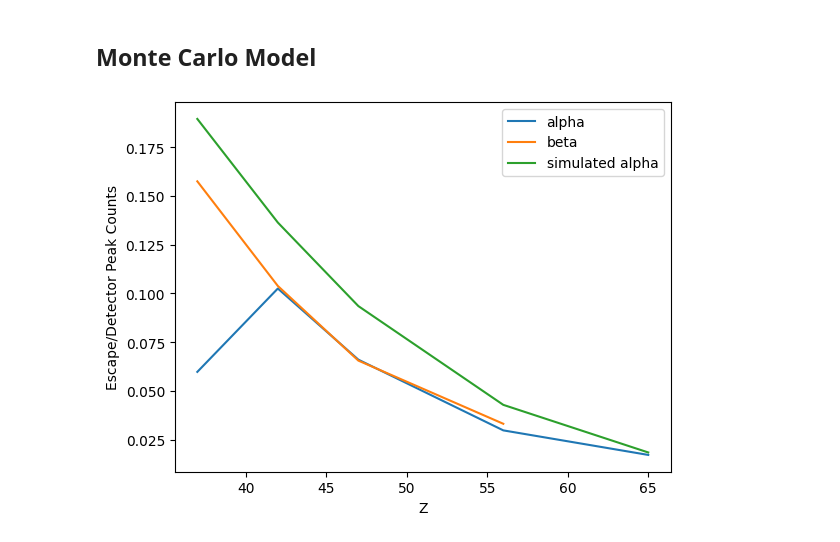
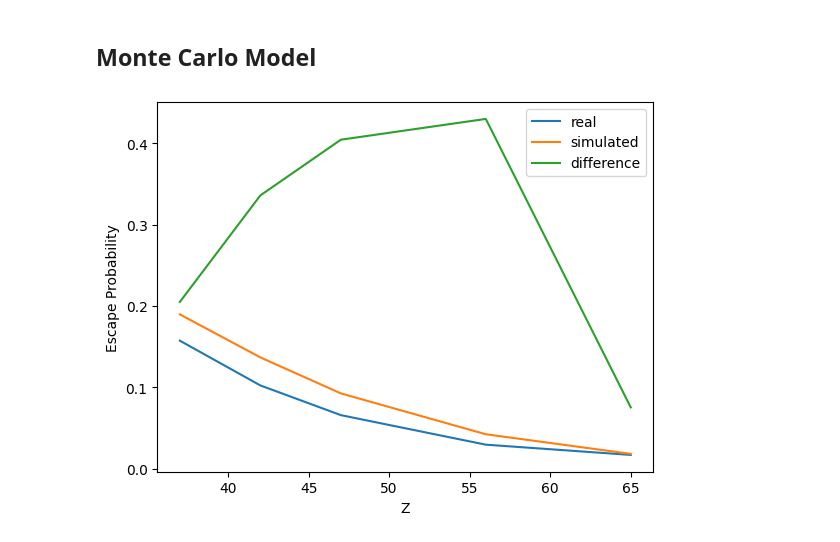
Before and after one commit to sestinj/jlab, a Jupyter notebook: nate/xray/xray2.ipynb, the cells around one changed output. Drawn from its saved outputs; the diff is of its cells as text; code cells hidden in the pictures.

```diff
--- a/nate/xray/xray2.ipynb
+++ b/nate/xray/xray2.ipynb
@@ -169,11 +169,11 @@ rho = 5.323 # g/cm^3
 E_Ge_ka = 9886.42 # eV
 E_Ge_kb = 10982.1 # eV
 
-mu_E1 = 14.0 * rho  # meters # MAKE SURE TO INTERPOLATE: goes as 1/E^3
-mu_E2 = 37.0 * rho # meters
+# mu_E1 = 14.0 * rho  # meters # MAKE SURE TO INTERPOLATE: goes as 1/E^3
+# mu_E2 = 37.0 * rho # meters
 # prob_auger = 0.465 # 1.0 - 0.583 # https://analyticalsciencejournals.onlinelibrary.wiley.com/doi/epdf/10.1002/xrs.1300040211
 
-def simulate_ba(E, samples=1000000):
+def simulate_ratio(E, samples=1000000):
     """Returns escape peak ratio"""
 
     d_1 = np.random.exponential(scale=1.0/xraydb.mu_elam("Ge", E), size=samples)
@@ -188,28 +188,28 @@ def simulate_ba(E, samples=1000000):
     theta = 2 * np.pi * np.random.uniform(size=d_1.size)
     d_2 = np.random.exponential(scale=1.0/xraydb.mu_elam("Ge", E_Ge_ka), size=d_1.size)
 
-
-    # Do I need to multiply by the sine theta for solid angle? I feel like not
-
     num_escaped = np.where((d_1 + d_2*np.cos(theta) > D) | (d_1 + d_2*np.cos(theta) < 0.0) | (d_2*np.sin(theta) > r))[0].size
 
-#     print(f"Passed through: {100.0 * passed_through / samples}%")
-#     print(f"Escaped given no pass through: {100 * num_escaped / (samples - passed_through)}%")
+    # print(f"Passed through: {100.0 * passed_through / samples}%")
+    # print(f"Escaped given no pass through: {100 * num_escaped / (samples - passed_through)}%")
 
     return num_escaped / (samples - passed_through - num_escaped)
 
-ratios = np.array([simulate_ba(E * 1000.0) for E in E_ka])
+def sim_with_uncertainty(E, samples=1000000, iterations=10):
+    ratios = np.array([simulate_ratio(E, samples=int(samples / iterations)) for _ in range(iterations)])
+    return np.mean(ratios), np.std(ratios) / np.sqrt(iterations)
+
+r_sig = np.array([sim_with_uncertainty(E * 1000.0) for E in E_ka[1:]])
+sim_ratios = r_sig[:, 0]
+sim_uncertainty = r_sig[:, 1]
 # %%
-plt.plot(Z[1:], ratio_alpha)
-plt.plot(Z[1:-1], ratio_beta)
+plt.plot(Z, ratio_nice)
+plt.plot(Z, sim_ratios)
+plt.plot(Z, np.abs(ratio_nice - sim_ratios) / ratio_nice)
 
-ratios = np.array([simulate_ba(E * 1000.0) for E in E_ka[1:]])
-plt.plot(Z[1:], ratios)
-
-plt.legend(["alpha", "beta", "simulated alpha"])
-
+plt.legend(["real", "simulated", "difference"])
 plt.xlabel("Z")
-plt.ylabel("Escape/Detector Peak Counts")
+plt.ylabel("Escape Probability")
 plt.show()
 # %% [output]
-[figure, old version]
+[figure, new version]
```
